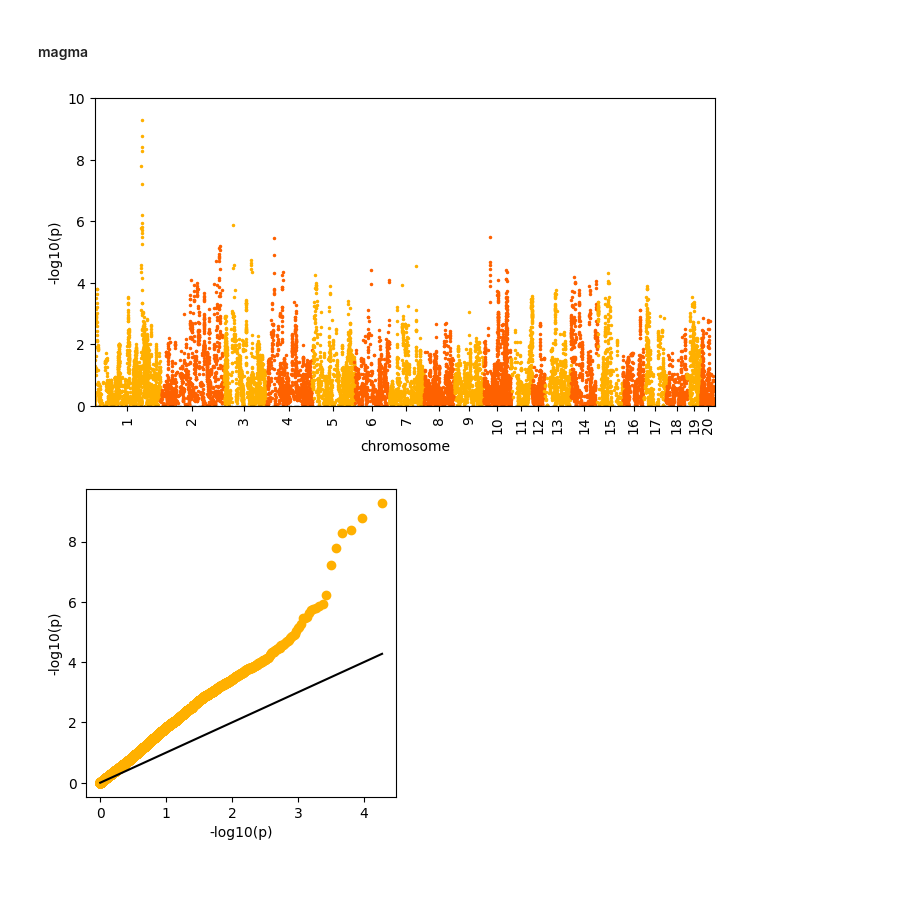
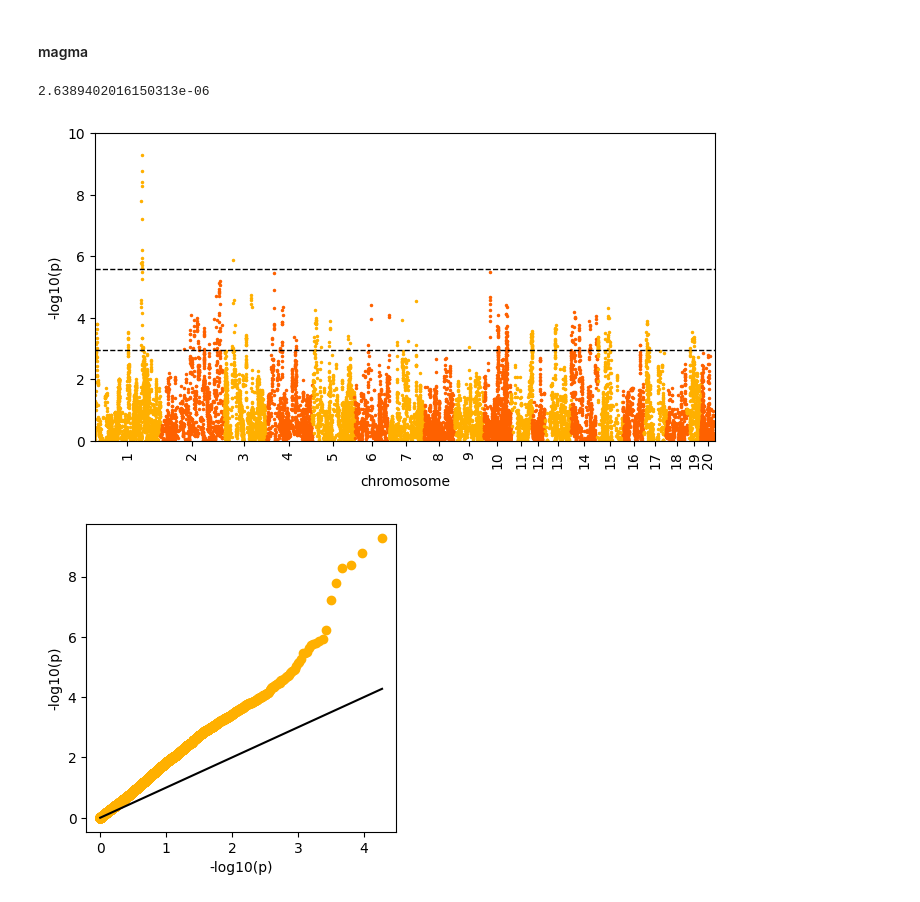
Before and after one commit to BSLeger/SUD_cross_species, a Jupyter notebook: analyze_SNPvsGene_rat.ipynb, the cells around one changed output. Drawn from its saved outputs; the diff is of its cells as text; code cells hidden in the pictures.

```diff
--- a/analyze_SNPvsGene_rat.ipynb
+++ b/analyze_SNPvsGene_rat.ipynb
@@ -62,7 +65,8 @@ magma_dict={
     'cigday_pc1':pd.read_csv('magma/cigday_pc1_nicsa_geno.genes.out',delim_whitespace=True,index_col=None,skiprows=1),
     'smkinit_pc1':pd.read_csv('magma/smkinit_pc1_nicsa_geno.genes.out',delim_whitespace=True,index_col=None,skiprows=1),
     'loco':loco[10],
-    'ext':pd.read_csv('magma/seed_genes/ext_munged_annot.tsv',sep='\t')
+    'ext':pd.read_csv('magma/seed_genes/ext_orig_annot.tsv',sep='\t'),
+    'ext_munged':pd.read_csv('magma/seed_genes/ext_munged_annot.tsv',sep='\t')
 }
 # %%
 for k in magma_dict.keys():
@@ -246,3 +253,5 @@ k='loco'
+# %%
+save_fig=False
 # %%
 fig=plt.figure(figsize=(8,4))
 #fig, ax=plt.subplots(figsize=(10,4))
@@ -266,23 +275,30 @@ qqplot_gwas(snp_dict[k].p,colour_dict[k],save_fig,('qqplot_cut'+str(cutoff)+'_'+
 [figure]
 # %% [markdown]
 #### magma
+# %%
+magma_len=-np.log10(max(magma_dict[k][magma_dict[k]['Q']<0.05]['P']))
+magma_strin=-np.log10(0.05/len(magma_dict[k]))
+# %%
+magma_strin
+# %% [output]
+2.6389402016150313e-06
 # %%
 fig=plt.figure(figsize=(8,4))
 #fig, ax=plt.subplots(figsize=(10,4))
 manhattan(pval=magma_dict[k]['P'],pos=magma_dict[k]['START'],chr=magma_dict[k]['CHR'],label='',
-                    cut=0,lines=[cutoff],lines_colors=['black'], colors=[colour_dict[k], colour_dict[k+'_alt']],
-                    lines_widths = [1], lines_styles = ["--"], markersize=3, plot_grid_lines=False)
+                    cut=0,lines=[magma_len, magma_strin],lines_colors=['black','black'], colors=[colour_dict[k], colour_dict[k+'_alt']],
+                    lines_widths = [1,1], lines_styles = ["--","--"], markersize=3, plot_grid_lines=False)
 fig=plt.title('')
 fig=plt.ylabel('-log10(p)')
 plt.margins(x=0)
 #commented out- use to turn into miami plot
 #plt.gca().invert_yaxis()
 #plt.tick_params(axis='x',labeltop=True, top=True, bottom=False, labelbottom=False)
 fig=plt.xticks(rotation='vertical')
 if save_fig:
     plt.savefig('figures/manhattan_cut'+str(cutoff)+'_'+k+'_magma'+'.png',dpi=600,bbox_inches='tight')
 # %% [output]
-[figure, old version]
+[figure, new version]
 # %%
 qqplot_gwas(magma_dict[k].P,colour_dict[k],save_fig,('qqplot_cut'+str(cutoff)+'_'+k+'_magma'))
 # %% [output]
```
Also changed, not shown: parts of 9 cells of this notebook, 16 other files.
